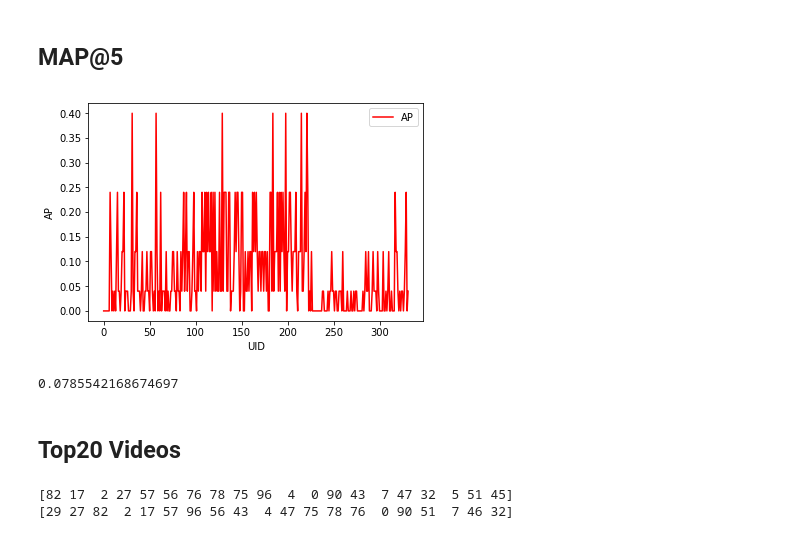
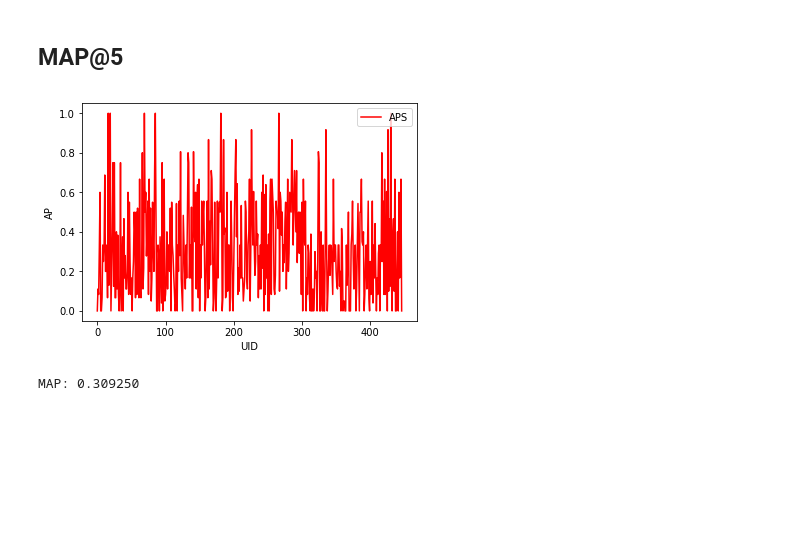
Before and after one commit to lxq8191/CDAE-2, a Jupyter notebook: CDAE_main.ipynb, the cells around one changed output. Drawn from its saved outputs; the diff is of its cells as text; code cells hidden in the pictures; blank space fills up the shorter version.

```diff
--- a/CDAE_main.ipynb
+++ b/CDAE_main.ipynb
@@ -33,7 +31,7 @@ for line in df_array:
 # %% [markdown]
 ### Drop users' rating that less than 5
 # %%
-a = [usr_idx for usr_idx in range(rating.shape[0]) if np.count_nonzero(rating[usr_idx]) < 5]
+a = [usr_idx for usr_idx in range(rating.shape[0]) if np.count_nonzero(rating[usr_idx]) < 8]
 rating = np.delete(rating, a, axis=0)
 # a = [item_idx for item_idx in range(rating.shape[1]) if np.count_nonzero(rating.T[item_idx]) == 0]
 # rating = np.delete(rating, a, axis=1)
@@ -53,2 +67,6 @@ new sparsity of ratings is 7.04%
+# %%
+from utils import gen_train_test
+
+train_rating, train_indices, test_indices = gen_train_test(rating)
 # %% [markdown]
 ## MAP@5 with various drop_rate
@@ -85,10 +101,10 @@ sess = tf.Session()
 X = tf.placeholder(tf.float32, shape=(1, n_i))
 Y = tf.placeholder(tf.float32, shape=(1, n_i))
 
-autoencoder = AutoEncoder(sess=sess, inputs=X, user_num=n_u, hidden_units=20,
-                          item_num=n_i, targets=Y, lr=0.01, epochs=50, dropout_rate=0.6,
+autoencoder = AutoEncoder(sess=sess, inputs=X, user_num=n_u, hidden_units=20, with_weights=False,
+                          item_num=n_i, targets=Y, lr=0.01, epochs=100, dropout_rate=0.2,
                           cost_function='log_loss')
-autoencoder.train(rating=rating)
+autoencoder.train(rating=train_rating, penalty_weights=penalty_weights)
 # %%
 train_loss = autoencoder.log['train_loss']
 test_loss = autoencoder.log['valid_loss']
@@ -107,15 +121,35 @@ ap = autoencoder.averagePrecision(rating)
+# %%
+from utils import avg_precision
+aps = []
+
+for usr in range(rating.shape[0]):
+    recon = autoencoder.recon.eval(
+        session=autoencoder.sess,
+        feed_dict={
+            autoencoder.inputs: [train_rating[usr]],
+            autoencoder.user_id: usr
+        })
+
+    recon_rank = recon[0].argsort()[::-1]
+    top5 = []
+    sum_p = 0.
+
+    for rank_idx in recon_rank:
+        if len(top5) == 5:
+            break
+        if rank_idx not in train_indices[usr]:
+            top5.append(rank_idx)
+
+    aps.append(avg_precision(top5, test_indices[usr]))
 # %%
-plt.plot(range(len(ap)), ap, color='red', label='AP')
+plt.plot(range(len(aps)), aps, color='red', label='APS')
 # plt.plot(range(len(test_loss)), test_loss, color='red', label='Test loss')
 plt.legend(loc="upper right")
 plt.xlabel('UID')
 plt.ylabel('AP')
 plt.show()
+
+print ("MAP: %f" % (sum(aps)/len(aps)))
 # %% [output]
-[figure, old version]
+[figure, new version]
+MAP: 0.309250
-# %%
-print (sum(ap)/len(ap))
-# %% [output]
-0.0785542168674697
-# %% [markdown]
-## Top20 Videos
@@ -146,8 +155,0 @@ for usr in range(rating.shape[0]):
-# %%
-a = np.asarray(list(recon_rank.items()))
-recon_top20 = np.sort(a, axis=1)[-20:, 0]
-print (recon_top20)
-print (top20)
-# %% [output]
-[82 17  2 27 57 56 76 78 75 96  4  0 90 43  7 47 32  5 51 45]
-[29 27 82  2 17 57 96 56 43  4 47 75 78 76  0 90 51  7 46 32]
```
Also changed, not shown: parts of 17 cells of this notebook, 2 other files.
